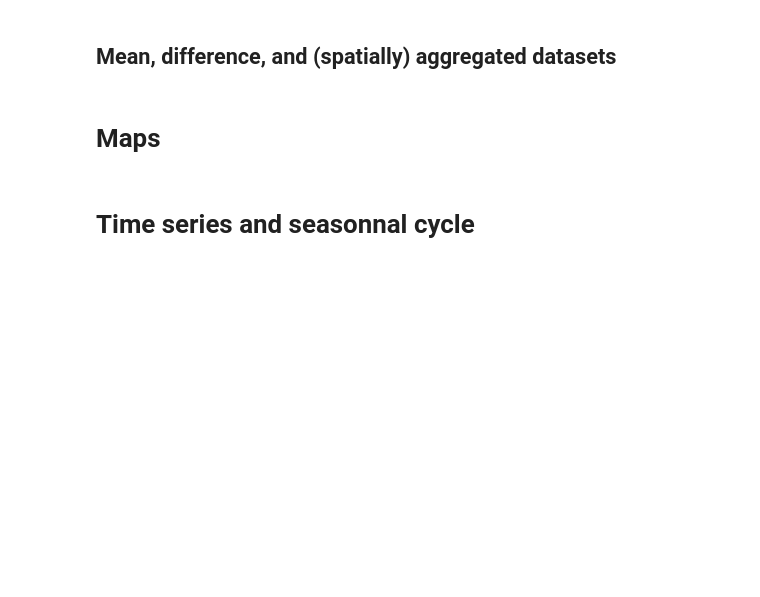
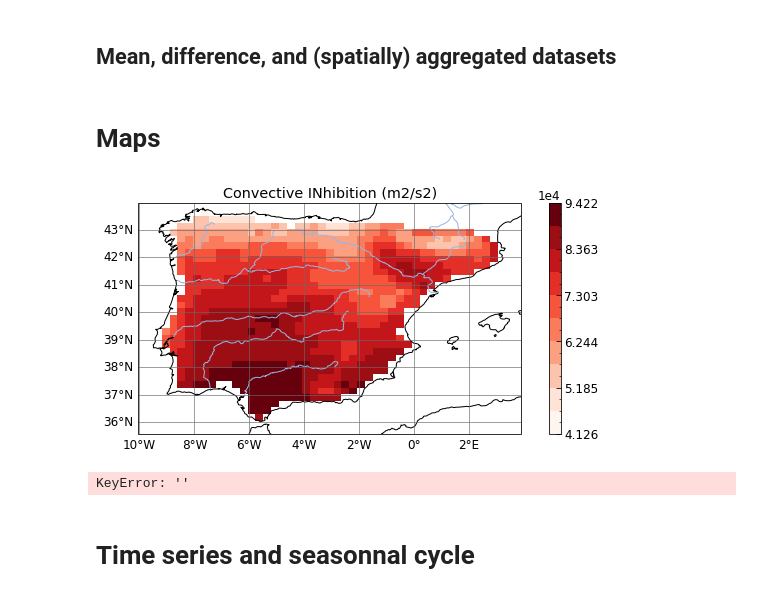
Before and after one commit to ptiengou/netcdf-scripts, a Jupyter notebook: python_notebooks/LMDZOR/LAM_01_sim_diff.ipynb, the cells around one changed output. Saved outputs shown, nothing was run; the diff lists cells and outputs as text; code cells hidden in the pictures; blank space fills up the shorter version.

```diff
--- a/python_notebooks/LMDZOR/LAM_01_sim_diff.ipynb
+++ b/python_notebooks/LMDZOR/LAM_01_sim_diff.ipynb
@@ -405,5 +405,9 @@ highirr_ip_lmdz_noirr_aggr = aggr_dataset(highirr_ip_lmdz_noirr)
 highirr_ip_lmdz_diff_aggr = aggr_dataset(highirr_ip_lmdz_diff)
 # %% [markdown]
 # Maps
+# %%
+#make cin positive
+ip_lmdz_noirr['cin'] = -ip_lmdz_noirr['cin']
+ip_lmdz_irr['cin'] = -ip_lmdz_irr['cin']
 # %%
 ip_orc_diff_mean['deltaET_minus_irrig'] = ip_orc_diff_mean['evap'] - ip_orc_irr_mean['irrigation']
@@ -410,24 +421,32 @@ ip_orc_diff_mean['deltaET_minus_irrig'] = ip_orc_diff_mean['evap'] - ip_orc_irr_
 # %%
-var='deltaET_minus_irrig'
-ds=ip_orc_diff_mean
-vmin=-25
-vmin=400
-vmax= 2700
+var='cin'
+ds=ip_lmdz_noirr
+
+months=[6,7,8]
+ds = ds.sel(time=ds['time.month'].isin(months))
+
+vmin=0
+vmax=0.75
 vmin,vmax = None, None
 cmap=reds
 # title='off'
 title=None
+# title='Evaporative fraction (irr, JJA)'
 # clabel='Irrigation (mm/d)'
 clabel=None
 map_ave(ds, var, vmin=vmin, vmax=vmax, cmap=cmap,
         title=title, clabel=clabel)
+# %% [output]
+[figure, added]
 # %%
-var='deltaET_minus_irrig'
-ds=ip_orc_diff_mean
-vmin=-0.08
-vmax= 0.0
-# vmin,vmax = None, None
-cmap=emb
+var=''
+ds=ip_orc_noirr_mean
+vmin=-0.0
+vmax= 1
+vmin,vmax = None, None
+cmap=reds
 map_plotvar(ds[var], vmin=vmin, vmax=vmax, cmap=cmap)
+# %% [output]
+KeyError: ''
 # %%
 #Diff map
```
Also changed, not shown: parts of 6 cells of this notebook, 2 other files.
